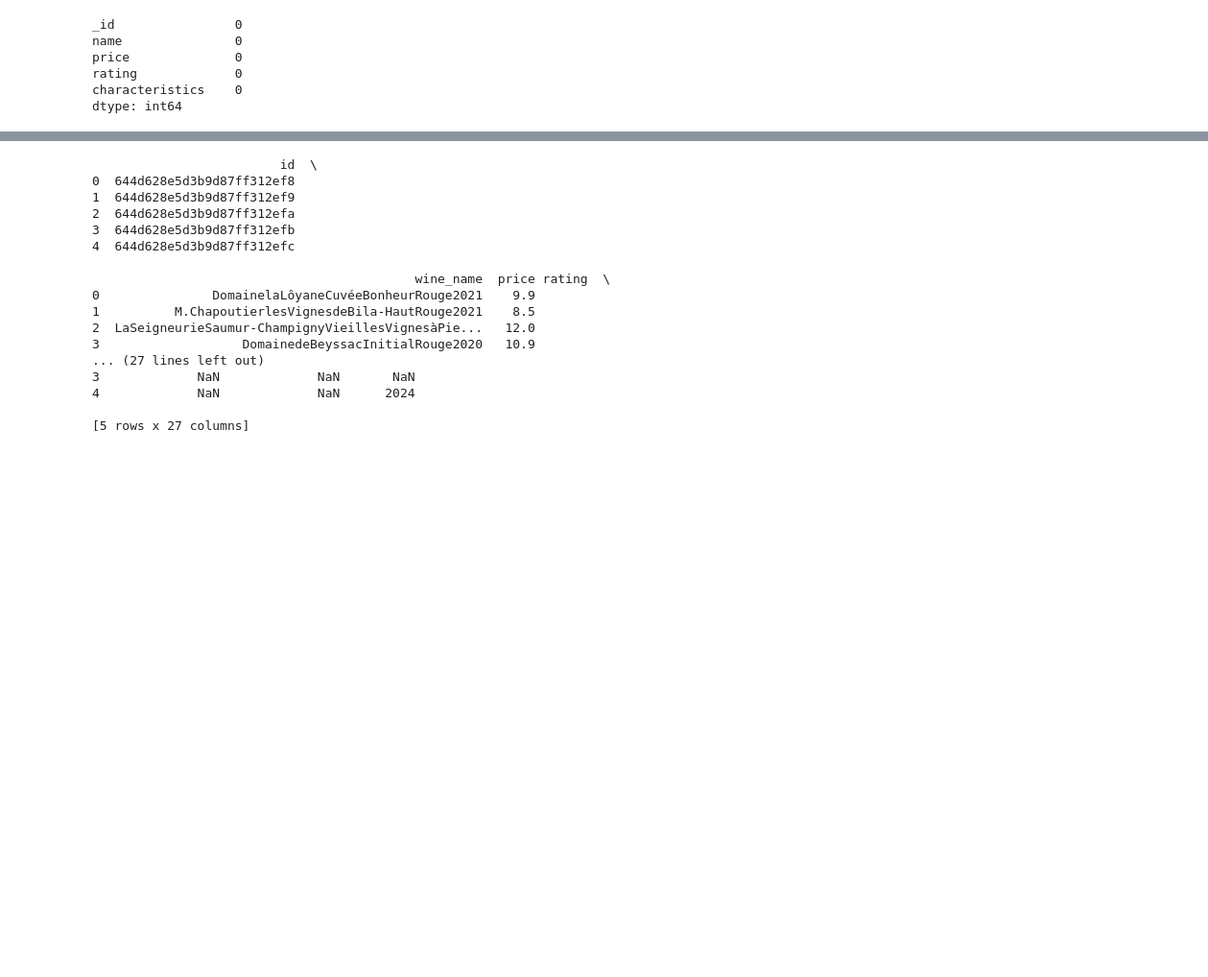
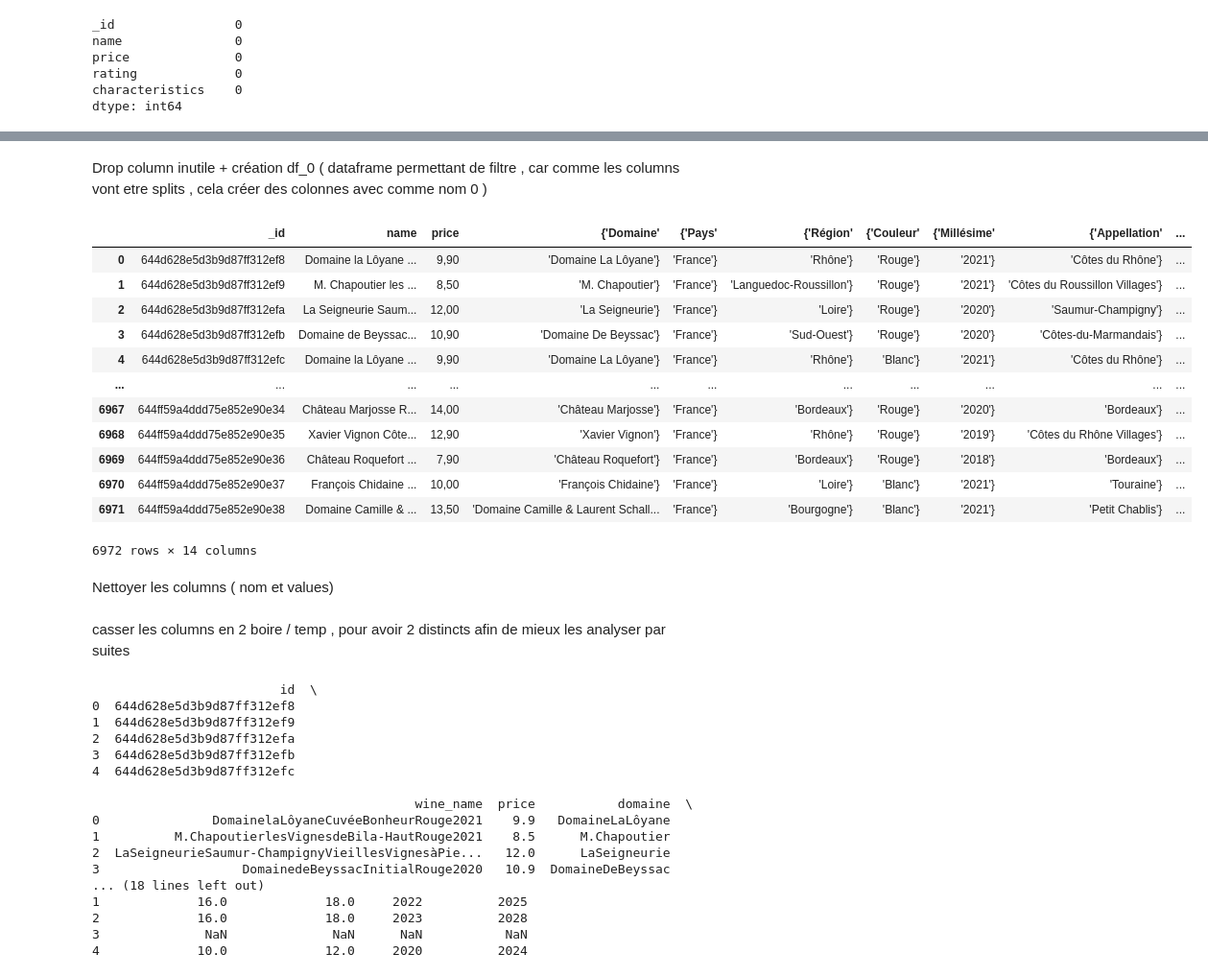
Before and after one commit to YannSko/YDays_Data_2022-2023, a Jupyter notebook: Wine.ipynb, the cells around one changed output, grey strips where cells are left out. Shown at 96% size. Saved outputs shown, nothing was run; the diff lists cells and outputs as text; code cells hidden in the pictures; blank space fills up the shorter version.

```diff
--- a/Wine.ipynb
+++ b/Wine.ipynb
@@ -264,3 +281,5 @@ df
+# %% [markdown]
+Drop column inutile + création df_0 ( dataframe permettant de filtre , car comme les columns vont etre splits , cela créer des colonnes avec comme nom 0 )
 # %%
 df_0 = df.filter(like='0', axis=1)
 
@@ -269,5 +288,25 @@ cols_to_drop = list(df_0.columns)
 
 
 df = df.drop(columns=cols_to_drop)
+df = df.drop('rating', axis=1)
+df.drop(['{\'Classement\'', '{\'Label\''], axis=1, inplace=True)
+# %%
+df
+# %% [output]
+|  | _id | name | price | {'Domaine' | {'Pays' | {'Région' | {'Couleur' | {'Millésime' | {'Appellation' | ... |
+| 0 | 644d628e5d3b9d87ff312ef8 | Domaine la Lôyane ... | 9,90 | 'Domaine La Lôyane'} | 'France'} | 'Rhône'} | 'Rouge'} | '2021'} | 'Côtes du Rhône'} | ... |
+| 1 | 644d628e5d3b9d87ff312ef9 | M. Chapoutier les ... | 8,50 | 'M. Chapoutier'} | 'France'} | 'Languedoc-Roussillon'} | 'Rouge'} | '2021'} | 'Côtes du Roussillon Villages'} | ... |
+| 2 | 644d628e5d3b9d87ff312efa | La Seigneurie Saum... | 12,00 | 'La Seigneurie'} | 'France'} | 'Loire'} | 'Rouge'} | '2020'} | 'Saumur-Champigny'} | ... |
+| 3 | 644d628e5d3b9d87ff312efb | Domaine de Beyssac... | 10,90 | 'Domaine De Beyssac'} | 'France'} | 'Sud-Ouest'} | 'Rouge'} | '2020'} | 'Côtes-du-Marmandais'} | ... |
+| 4 | 644d628e5d3b9d87ff312efc | Domaine la Lôyane ... | 9,90 | 'Domaine La Lôyane'} | 'France'} | 'Rhône'} | 'Blanc'} | '2021'} | 'Côtes du Rhône'} | ... |
+| ... | ... | ... | ... | ... | ... | ... | ... | ... | ... | ... |
+| 6967 | 644ff59a4ddd75e852e90e34 | Château Marjosse R... | 14,00 | 'Château Marjosse'} | 'France'} | 'Bordeaux'} | 'Rouge'} | '2020'} | 'Bordeaux'} | ... |
+| 6968 | 644ff59a4ddd75e852e90e35 | Xavier Vignon Côte... | 12,90 | 'Xavier Vignon'} | 'France'} | 'Rhône'} | 'Rouge'} | '2019'} | 'Côtes du Rhône Villages'} | ... |
+| 6969 | 644ff59a4ddd75e852e90e36 | Château Roquefort ... | 7,90 | 'Château Roquefort'} | 'France'} | 'Bordeaux'} | 'Rouge'} | '2018'} | 'Bordeaux'} | ... |
+| 6970 | 644ff59a4ddd75e852e90e37 | François Chidaine ... | 10,00 | 'François Chidaine'} | 'France'} | 'Loire'} | 'Blanc'} | '2021'} | 'Touraine'} | ... |
+| 6971 | 644ff59a4ddd75e852e90e38 | Domaine Camille & ... | 13,50 | 'Domaine Camille & Laurent Schall... | 'France'} | 'Bourgogne'} | 'Blanc'} | '2021'} | 'Petit Chablis'} | ... |
+6972 rows × 14 columns
+# %% [markdown]
+Nettoyer les columns ( nom et values)
 # %%
 
@@ -297,27 +349,34 @@ df['degre_alcool(Celsius)'] = df['degre_alcool(Celsius)'].astype(str).str.strip(
+# %% [markdown]
+ casser les columns en 2 boire / temp , pour avoir 2 distincts afin de mieux les analyser par suites
 # %%
 
 df['millesime'] = df['millesime'].astype(str)
 
 
+'''  str.extract() method:
 
+    (\d*): Match zero or more digits and capture them in group 1
+    C?: Match an optional 'C' character
+    -?: Match an optional hyphen character
+    (\d*): Match zero or more digits and capture them in group 2
+    C?: Match an optional 'C' character
+'''
 
-try:
-    df[['temperature_min', 'temperature_max']] = df['temperature_service(Celsius)'].str.split('-', expand=True)
+df[['temperature_min', 'temperature_max']] = df['temperature_service'].str.extract(r'(\d*)C?-?(\d*)C?').replace('', np.nan)
 
-    df.loc[df['temperature_min'] == 'Frais:autourde10', 'temperature_min'] = '10'
-except ValueError:
-    df['temperature_min'] = np.nan
-    df['temperature_max'] = np.nan
 
 
 df['temperature_min'] = df['temperature_min'].astype(str).str.strip('C').astype(float)
 df['temperature_max'] = df['temperature_max'].astype(str).str.strip('C').astype(float)
 
 
-df[['boire_en', 'boire_ou2']] = df['boire_en'].str.split('-', expand=True)
+df[['boire_en', 'boire_ou2']] = df['boire_garder'].str.split('-', expand=True)
 df['garder_jusquà'] = df['boire_ou2'].str.strip()
 
-
+# drop les colonnes plus utile(non utile)
+df = df.drop(columns=[ 'boire_ou2'])
+df = df.drop(columns=[ 'boire_garder'])
+df = df.drop(columns=[ 'temperature_service'])
 print(df.head())
 # %% [output]
                          id  \
@@ -327,16 +386,16 @@ print(df.head())
 3  644d628e5d3b9d87ff312efb
 4  644d628e5d3b9d87ff312efc
 
-                                           wine_name  price rating  \
-0               DomainelaLôyaneCuvéeBonheurRouge2021    9.9
-1          M.ChapoutierlesVignesdeBila-HautRouge2021    8.5
-2  LaSeigneurieSaumur-ChampignyVieillesVignesàPie...   12.0
-3                   DomainedeBeyssacInitialRouge2020   10.9
-... (27 lines left out)
-3             NaN             NaN       NaN
-4             NaN             NaN      2024
-
-[5 rows x 27 columns]
+                                           wine_name  price           domaine  \
+0               DomainelaLôyaneCuvéeBonheurRouge2021    9.9   DomaineLaLôyane
+1          M.ChapoutierlesVignesdeBila-HautRouge2021    8.5      M.Chapoutier
+2  LaSeigneurieSaumur-ChampignyVieillesVignesàPie...   12.0      LaSeigneurie
+3                   DomainedeBeyssacInitialRouge2020   10.9  DomaineDeBeyssac
+... (18 lines left out)
+1             16.0             18.0     2022          2025
+2             16.0             18.0     2023          2028
+3              NaN              NaN      NaN           NaN
+4             10.0             12.0     2020          2024
 # %%
 df.columns
 # %% [output]
```
Also changed, not shown: parts of 27 cells of this notebook.
